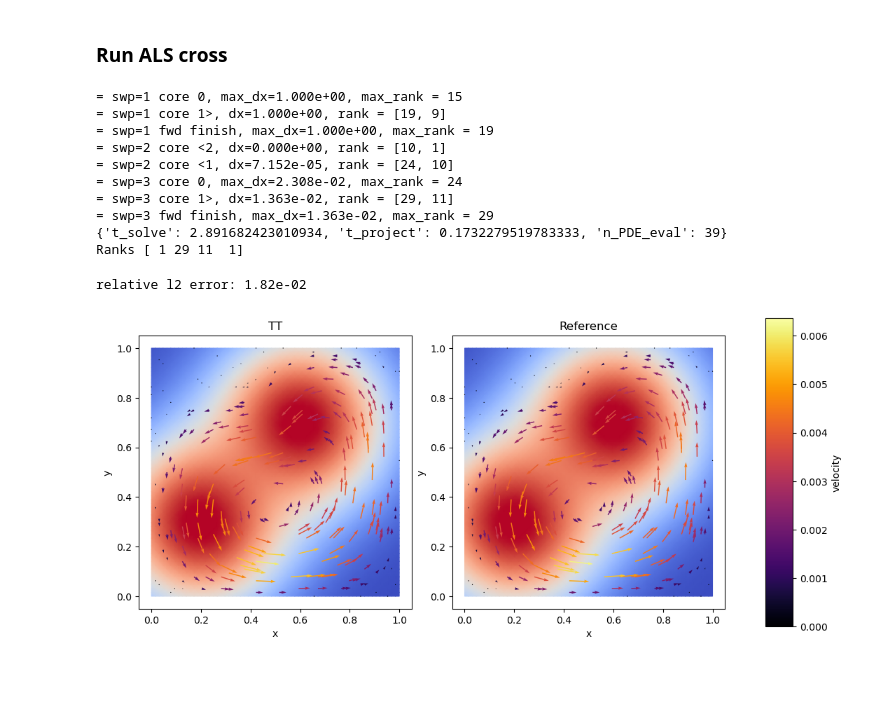
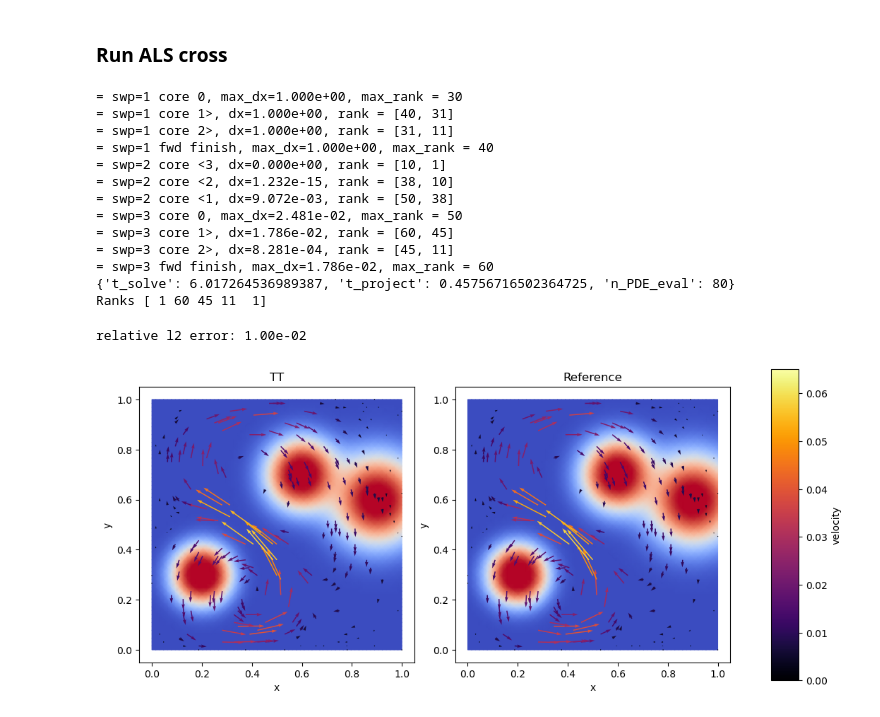
Before and after one commit to huberbenno/TT-IRT, a Jupyter notebook: python/als_cross_rework/als_cross_stokes.ipynb, the cells around one changed output. Saved outputs shown, nothing was run; the diff lists cells and outputs as text; code cells hidden in the pictures; blank space fills up the shorter version.

```diff
--- a/python/als_cross_rework/als_cross_stokes.ipynb
+++ b/python/als_cross_rework/als_cross_stokes.ipynb
@@ -39,7 +39,7 @@ from als_cross import als_cross
 rng = np.random.default_rng()
 
 # number of sinkers
-n_sinker = 2
+n_sinker = 3
 # sinker exponential decay rate
 delta = rng.uniform(10, 200, n_sinker)
 # size of sinker center
@@ -48,7 +48,7 @@ omega = 0.1
 beta = 10
 # center of sinkers
 # c = np.random.rand(n_sinker,2)
-c = np.array([[0.2, 0.3],[0.6,0.7]])
+c = np.array([[0.2, 0.3],[0.6,0.7], [0.9,0.6]])
 # dynamic ratio of viscosity
 DR = 100
 mu_min = 1 / np.sqrt(DR)
@@ -383,8 +394,8 @@ test = als_cross(
   [C_f, C_const],
   PDE_fun,
   1e-8,
-  random_init=15,
-  kickrank=5
+  random_init=30,
+  kickrank=10
   )
 
 test.iterate(3)
@@ -394,21 +405,46 @@ u = test.get_tensor()
 
 print('Ranks', u.r)
 # %% [output]
-= swp=1 core 0, max_dx=1.000e+00, max_rank = 15
-= swp=1 core 1>, dx=1.000e+00, rank = [19, 9]
-= swp=1 fwd finish, max_dx=1.000e+00, max_rank = 19
-= swp=2 core <2, dx=0.000e+00, rank = [10, 1]
-= swp=2 core <1, dx=7.152e-05, rank = [24, 10]
-= swp=3 core 0, max_dx=2.308e-02, max_rank = 24
-= swp=3 core 1>, dx=1.363e-02, rank = [29, 11]
-= swp=3 fwd finish, max_dx=1.363e-02, max_rank = 29
-{'t_solve': 2.891682423010934, 't_project': 0.1732279519783333, 'n_PDE_eval': 39}
-Ranks [ 1 29 11  1]
+= swp=1 core 0, max_dx=1.000e+00, max_rank = 30
+= swp=1 core 1>, dx=1.000e+00, rank = [40, 31]
+= swp=1 core 2>, dx=1.000e+00, rank = [31, 11]
+= swp=1 fwd finish, max_dx=1.000e+00, max_rank = 40
+= swp=2 core <3, dx=0.000e+00, rank = [10, 1]
+= swp=2 core <2, dx=1.232e-15, rank = [38, 10]
+= swp=2 core <1, dx=9.072e-03, rank = [50, 38]
+= swp=3 core 0, max_dx=2.481e-02, max_rank = 50
+= swp=3 core 1>, dx=1.786e-02, rank = [60, 45]
+= swp=3 core 2>, dx=8.281e-04, rank = [45, 11]
+= swp=3 fwd finish, max_dx=1.786e-02, max_rank = 60
+{'t_solve': 6.017264536989387, 't_project': 0.45756716502364725, 'n_PDE_eval': 80}
+Ranks [ 1 60 45 11  1]
+# %%
+class tensor_spatial:
+  def __init__(self,u):
+    self.cores = tt.vector.to_list(u)
+    self.x_size = u.n[0]
+
+  def __call__(self, y):
+    """
+    Evaluate tensor ``u`` at parameter indices given in ``y``,
+    returning the spatial values.
+    """
+    res = np.empty((y.shape[0], self.x_size))
+    for i, yi in enumerate(y):
+      temp = np.ones(1)
+      j = len(self.cores) - 1
+      for yij in reversed(yi):
+        temp = self.cores[j][:,yij] @ temp
+        j -= 1
+
+      res[i] =  (self.cores[j] @ temp).flatten()
+
+    return res
 # %%
 cells, cell_types, x = plot.vtk_mesh(V)
 N = x.shape[0]
 
-y = rng.integers(0, Ny)
+y = rng.integers(0, Ny).reshape(1,-1)
 
 fig, axs = plt.subplots(1,3, width_ratios=(1,1,0.1), figsize=(10,5))
 fig.tight_layout()
@@ -425,39 +461,36 @@ for ax in axs[:-1]:
 # random decimate points
 rng = np.random.default_rng()
 mask = rng.uniform(size = N) < (250 / N)
 
 # TT approx
-u_vec = np.empty((N,2))
-for i in range(N):
-  u_vec[i, 0] = u[np.concatenate([[2*i], y])]
-  u_vec[i, 1] = u[np.concatenate([[2*i+1], y])]
+u_vec = tensor_spatial(u)(y).reshape(N,2)
 
 # reference
 PDE_fun = stokes_PDE_fun()
 u_ref = PDE_fun.solve(
-  [[C_mu[:, y[0], y[1]].full().reshape(1,-1,1), np.ones((1,1,1))],
-  [C_f[:, y[0], y[1]].full().reshape(1,-1,1), np.ones((1,1,1))]]
+  [[tensor_spatial(C_mu)(y).reshape(1,-1,1), np.ones((1,1,1))],
+  [tensor_spatial(C_f)(y).reshape(1,-1,1), np.ones((1,1,1))]]
 )
 u_ref = u_ref[0].reshape(N, V.dofmap.index_map_bs)
 
 u_max = max(np.max(np.linalg.norm(u_vec, axis=1)), np.max(np.linalg.norm(u_ref, axis=1)))
 
 velocity = axs[0].quiver(
   x[mask,0] , x[mask,1], u_vec[mask,0,], u_vec[mask,1], np.linalg.norm(u_vec[mask], axis=1),
   clim=(0,u_max), cmap='inferno')
 axs[0].set_title('TT')
 
 velocity = axs[1].quiver(
   x[mask,0] , x[mask,1], u_ref[mask,0,], u_ref[mask,1], np.linalg.norm(u_ref[mask], axis=1),
   clim=(0,u_max), cmap='inferno')
 axs[1].set_title('Reference')
 
 cbar = fig.colorbar(velocity, ax=axs[1], cax=axs[2],)
 cbar.set_label('velocity')
 
 
 print(f'relative l2 error: {np.linalg.norm(u_vec-u_ref)/ np.linalg.norm(u_ref):.2e}')
 # %% [output]
-relative l2 error: 1.82e-02
+relative l2 error: 1.00e-02
-[figure, old version]
+[figure, new version]
 # %%
```
Also changed, not shown: parts of 5 cells of this notebook.
